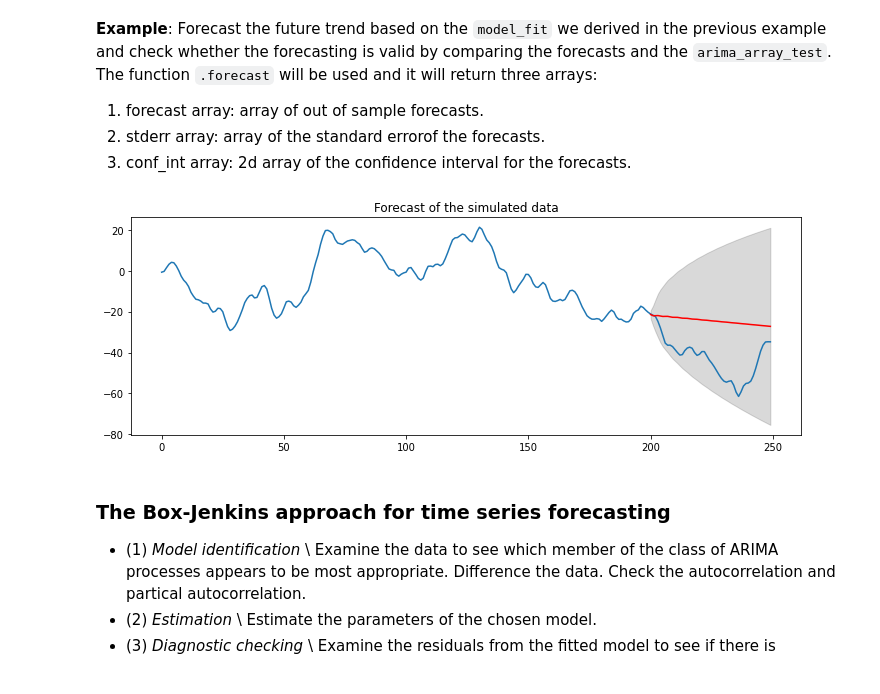
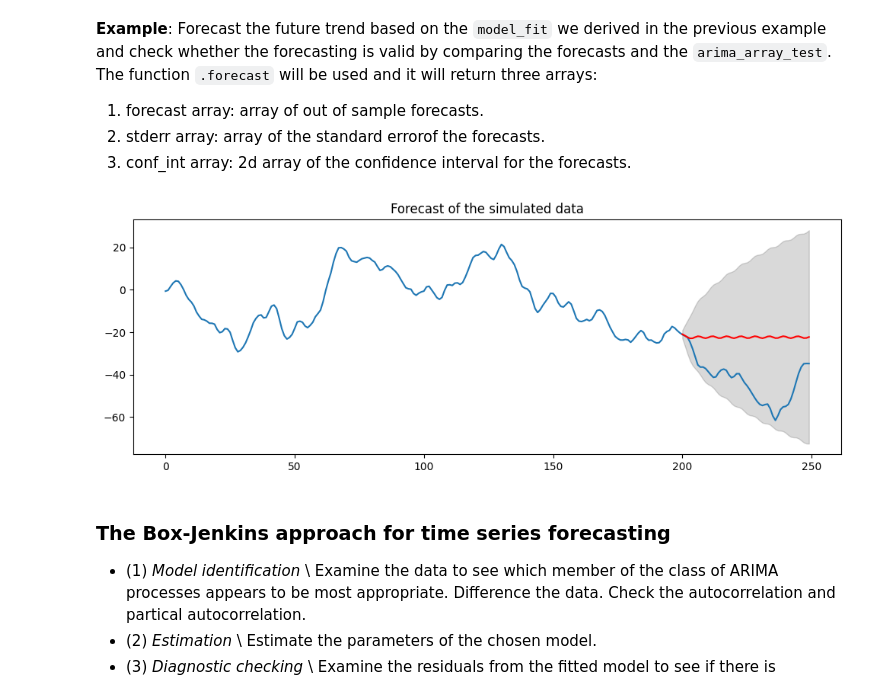
Before and after one commit to hniu-tamu/ds_energy, a Jupyter notebook: time_series/2_Time_Series_Model_and_Forecasting.ipynb, the cells around one changed output. Drawn from its saved outputs; the diff is of its cells as text; code cells hidden in the pictures.

```diff
--- a/time_series/2_Time_Series_Model_and_Forecasting.ipynb
+++ b/time_series/2_Time_Series_Model_and_Forecasting.ipynb
@@ -460,7 +469,7 @@ Once you have determined the orders $p,d,q$ in ARIMA model (we will discuss in t
 # %% [markdown]
 **Example**: Fit a ARIMA model to the `arima_array`(ARIMA(2,1,1)) data that we created in the previous example using `ARIMA()` function.
 # %%
-from statsmodels.tsa.arima_model import ARIMA
+from statsmodels.tsa.arima.model import ARIMA
 
 # Split sample. Use the first 200 data points in my_arima_array as training data and the last 50 as test data.
 my_arima_array_train = my_arima_array[:200]
@@ -468,7 +477,7 @@ my_arima_array_test = my_arima_array[200:]
 
 # fit the ARIMA model
 model = ARIMA(my_arima_array_train,order=(4, 1, 3))
-model_fit = model.fit(disp=0)
+model_fit = model.fit()
 
 # print the fitting result
 print(model_fit.summary())
@@ -538,18 +547,19 @@ With the determined orders $p,d,q$ and the fitting ARIMA model, we can then fore
 3. conf_int array: 2d array of the confidence interval for the forecasts.
 # %%
 n_pred = 50 # Lead time, or forecasting horizon -- the number of steps ahead for out of sample forecast
-pred_array, se_array, CI_array = model_fit.forecast(steps=n_pred,alpha=0.05) # alpha: confidence level
+forecast_results = model_fit.get_forecast(steps=n_pred,alpha=0.05) # alpha: confidence level
+pred_array, se_array, CI_array = forecast_results.predicted_mean, forecast_results.se_mean, forecast_results.conf_int(alpha=0.05)
 
 pred_array_index = range(200,250)
 
 plt.figure(figsize=(12,4))
 plt.plot(my_arima_array)
 plt.plot(pred_array_index, pred_array, color = "red")
 plt.fill_between(pred_array_index, CI_array[:,0], CI_array[:,1], color = "k", alpha = .15 )
 plt.title('Forecast of the simulated data')
 plt.show()
 # %% [output]
-[figure, old version]
+[figure, new version]
 # %% [markdown]
 ### The Box-Jenkins approach for time series forecasting
 * (1) *Model identification* \\
```
Also changed, not shown: parts of 11 cells of this notebook.
